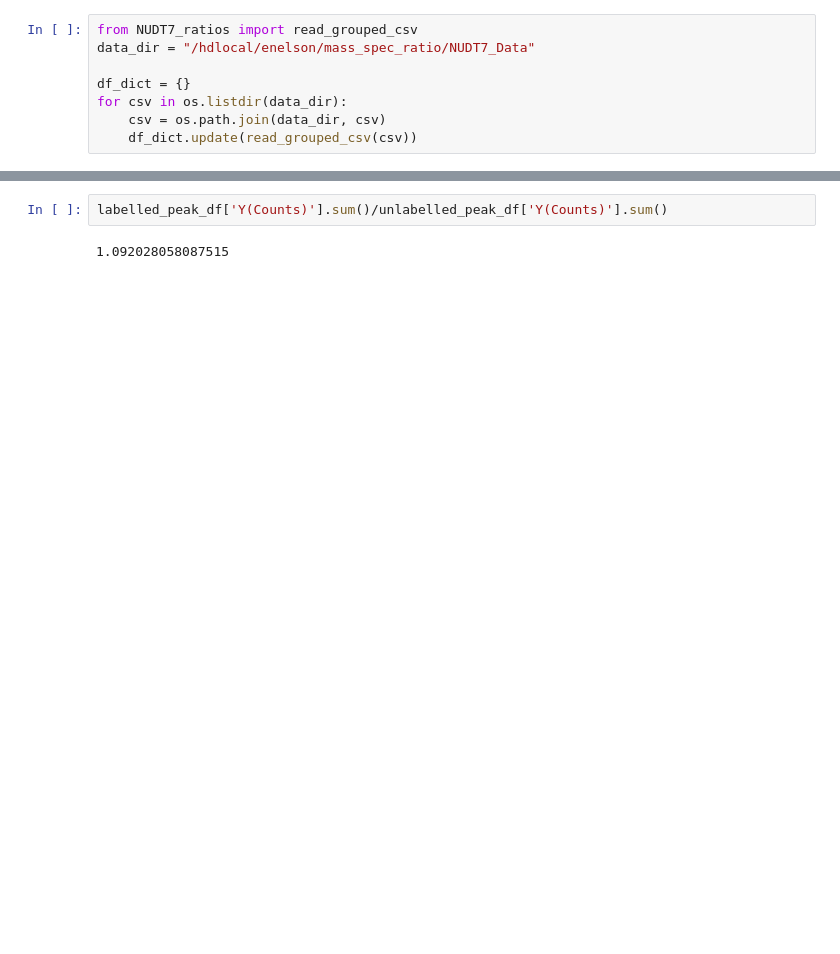
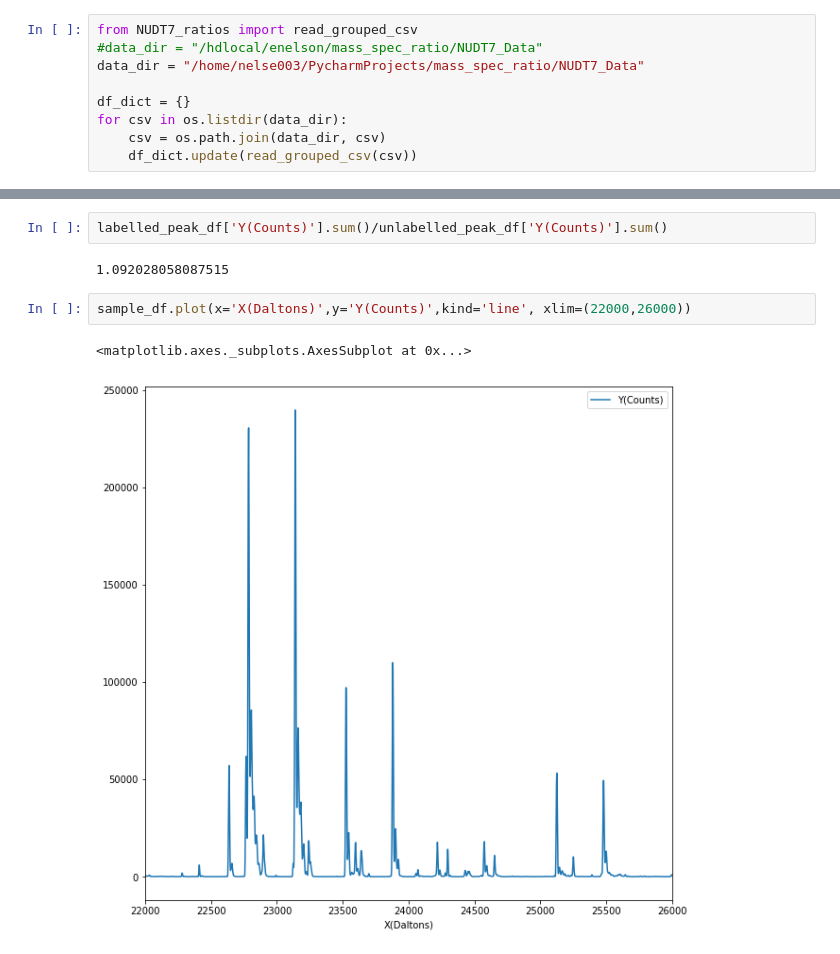
Before and after one commit to nelse003/mass_spec_ratio, a Jupyter notebook: NUDT7_ratios.ipynb, the cells around one changed output, grey strips where cells are left out. Drawn from its saved outputs; the diff is of its cells as text; blank space fills up the shorter version.

Commit message:
Exploration of NUDT7A ratios with degradation

```diff
--- a/NUDT7_ratios.ipynb
+++ b/NUDT7_ratios.ipynb
@@ -9,7 +9,8 @@ import matplotlib.pyplot as plt
 plt.rcParams['figure.figsize'] = [10, 10]
 # %%
 from NUDT7_ratios import read_grouped_csv
-data_dir = "/hdlocal/enelson/mass_spec_ratio/NUDT7_Data"
+#data_dir = "/hdlocal/enelson/mass_spec_ratio/NUDT7_Data"
+data_dir = "/home/nelse003/PycharmProjects/mass_spec_ratio/NUDT7_Data"
 
 df_dict = {}
 for csv in os.listdir(data_dir):
@@ -69,3 +70,8 @@ labelled_peak_df['Y(Counts)'].sum()
 labelled_peak_df['Y(Counts)'].sum()/unlabelled_peak_df['Y(Counts)'].sum()
 # %% [output]
 1.092028058087515
+# %%
+sample_df.plot(x='X(Daltons)',y='Y(Counts)',kind='line', xlim=(22000,26000))
+# %% [output]
+<matplotlib.axes._subplots.AxesSubplot at 0x...>
+[figure, added]
```
Also changed, not shown: parts of 30 cells of this notebook, 1 other file.
